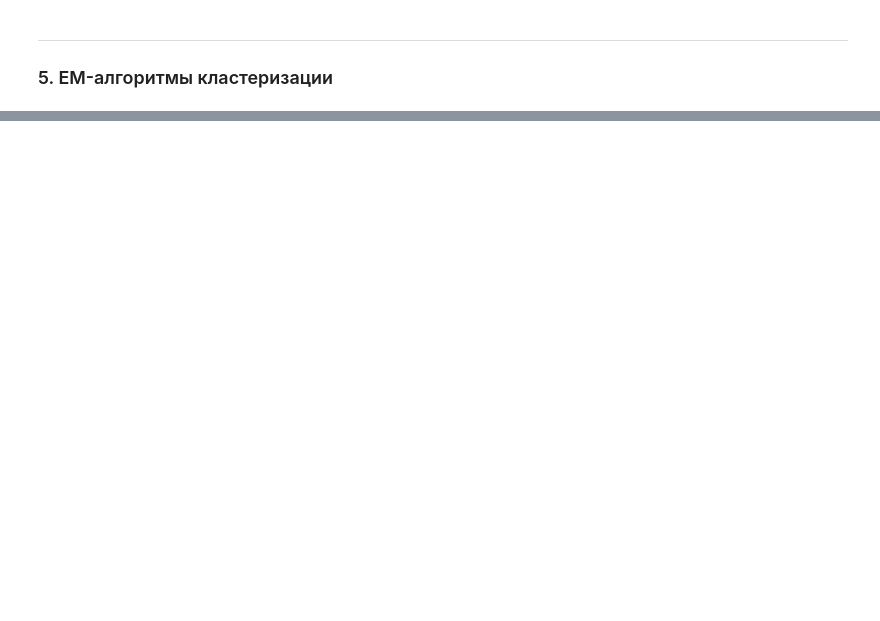
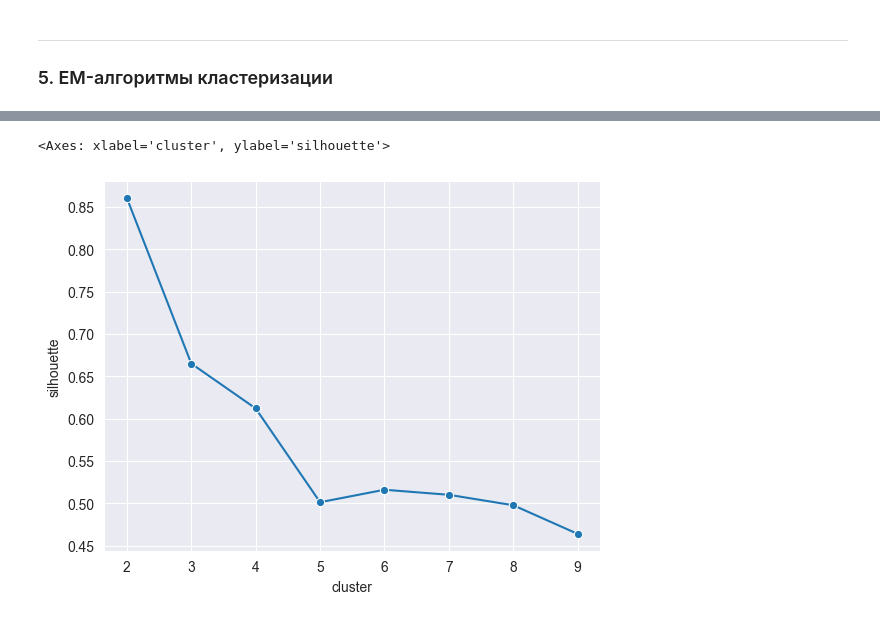
Before and after one commit to Blooodniy/SF_DS, a Jupyter notebook: ML/ML-4. Обучение без учителя кластеризация и техники понижения размерности/ML-4.ipynb, the cells around one changed output, grey strips where cells are left out. Cells and saved outputs as stored; diff of their text form; code cells hidden in the pictures; blank space fills up the shorter version.

```diff
--- a/ML/ML-4. Обучение без учителя кластеризация и техники понижения размерности/ML-4.ipynb
+++ b/ML/ML-4. Обучение без учителя кластеризация и техники понижения размерности/ML-4.ipynb
@@ -317,3 +333,15 @@ agglomerative_clustering.labels_
 # %% [markdown]
 ---
 ### 5. EM-алгоритмы кластеризации
+# %%
+# импортируем библиотеки numpy и sklearn
+import numpy as np
+from sklearn.mixture import GaussianMixture
+
+gm_clustering = GaussianMixture(n_components=3, random_state=42)
+
+# обучаем модель
+gm_clustering.fit(X)
+
+# для матрицы X получаем предсказания, к какому кластеру принадлежат объекты
+gm_prediction = gm_clustering.predict(X)
@@ -319,0 +377,6 @@ agglomerative_clustering.labels_
+# %%
+#Задание 5.4
+# Скачайте датасет, в котором представлены цены на однокомнатные квартиры и возраст этих квартир.
+# Проведите кластеризацию GMM, используя два признака: цену и возраст квартир. Какое оптимальное количество кластеров получилось?
+housing_df = pd.read_csv('data/housing.csv')
+housing_df.head()
@@ -319,0 +390,29 @@ agglomerative_clustering.labels_
+# %%
+gm_clustering = GaussianMixture(n_components=3, random_state=42)
+
+# обучаем модель
+gm_clustering.fit(X)
+
+# для матрицы X получаем предсказания, к какому кластеру принадлежат объекты
+gm_prediction = gm_clustering.predict(X)
+# %%
+def get_silhouette_gm(cluster_num, X):
+    gm_clustering = GaussianMixture(n_components=cluster_num, random_state=42)
+    gm_clustering.fit(X)
+    silhouette = silhouette_score(X, gm_clustering.predict(X))
+    return silhouette
+
+silhouette_res = {"silhouette": [], "cluster": []}
+
+X = housing_df[['year', 'price']]
+
+for cluster_num in range(2, 10):
+    silhouette_res["silhouette"].append(get_silhouette_gm(cluster_num, X))
+    silhouette_res["cluster"].append(cluster_num)
+
+silhouette_df = pd.DataFrame(silhouette_res)
+
+sns.lineplot(data=silhouette_df, x="cluster", y="silhouette", marker="o")
+# %% [output]
+<Axes: xlabel='cluster', ylabel='silhouette'>
+[figure, added]
```
Also changed, not shown: parts of 25 cells of this notebook, 1 other file.
